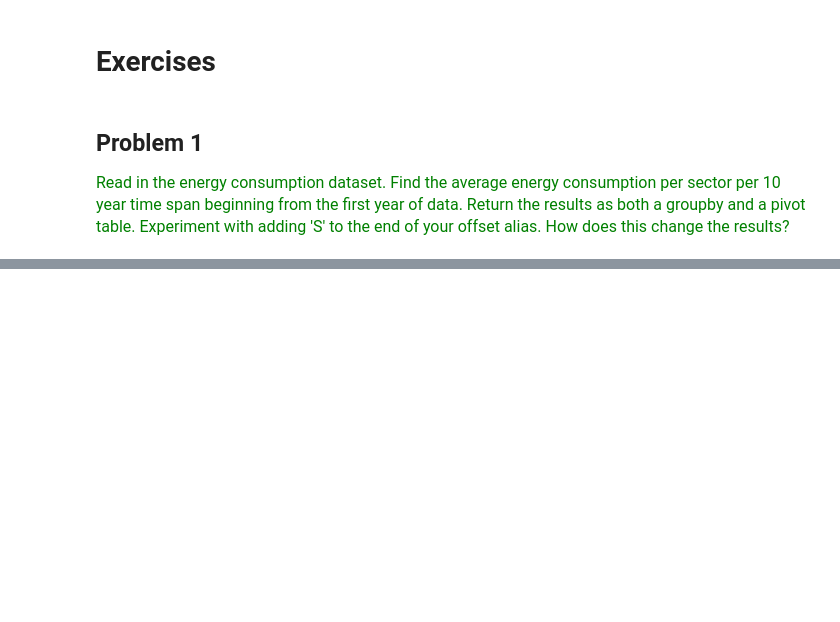
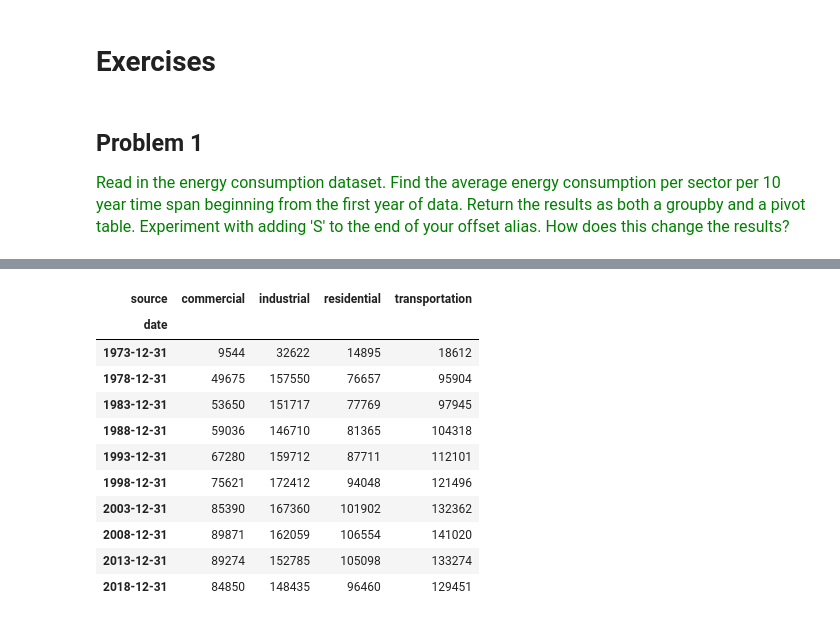
Before and after one commit to estefaniaakers/dunder-data, a Jupyter notebook: dunder-data-bootcamp/04. Time Series/05. Grouping by Time and another Column.ipynb, the cells around one changed output, grey strips where cells are left out. Cells and saved outputs as stored; diff of their text form; code cells hidden in the pictures; blank space fills up the shorter version.

```diff
--- a/dunder-data-bootcamp/04. Time Series/05. Grouping by Time and another Column.ipynb
+++ b/dunder-data-bootcamp/04. Time Series/05. Grouping by Time and another Column.ipynb
@@ -77,0 +222,15 @@ emp2.groupby(['gender', tg2]).agg({'salary':'mean'})
+# %%
+df
+# %% [output]
+| source | commercial | industrial | residential | transportation |
+| date |  |  |  |  |
+| 1973-12-31 | 9544 | 32622 | 14895 | 18612 |
+| 1978-12-31 | 49675 | 157550 | 76657 | 95904 |
+| 1983-12-31 | 53650 | 151717 | 77769 | 97945 |
+| 1988-12-31 | 59036 | 146710 | 81365 | 104318 |
+| 1993-12-31 | 67280 | 159712 | 87711 | 112101 |
+| 1998-12-31 | 75621 | 172412 | 94048 | 121496 |
+| 2003-12-31 | 85390 | 167360 | 101902 | 132362 |
+| 2008-12-31 | 89871 | 162059 | 106554 | 141020 |
+| 2013-12-31 | 89274 | 152785 | 105098 | 133274 |
+| 2018-12-31 | 84850 | 148435 | 96460 | 129451 |
```
Also changed, not shown: parts of 13 cells of this notebook.
